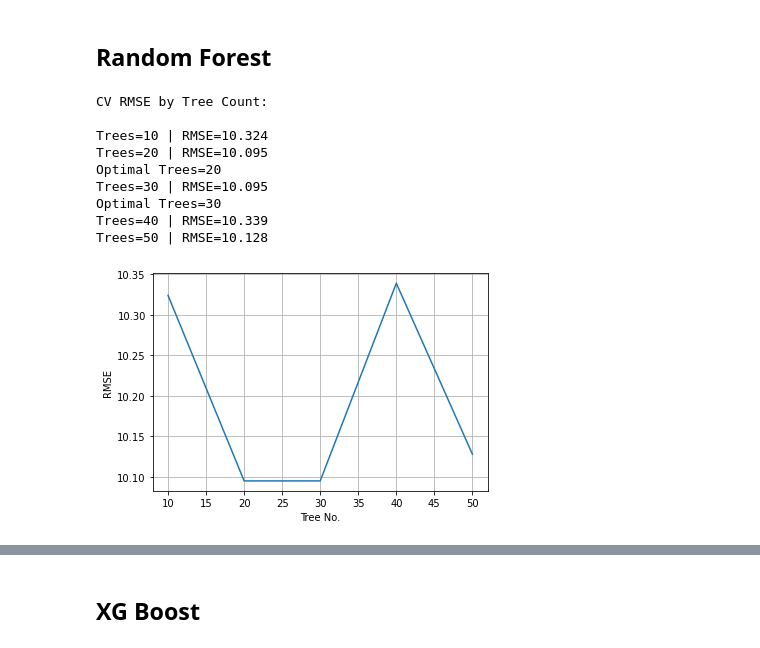
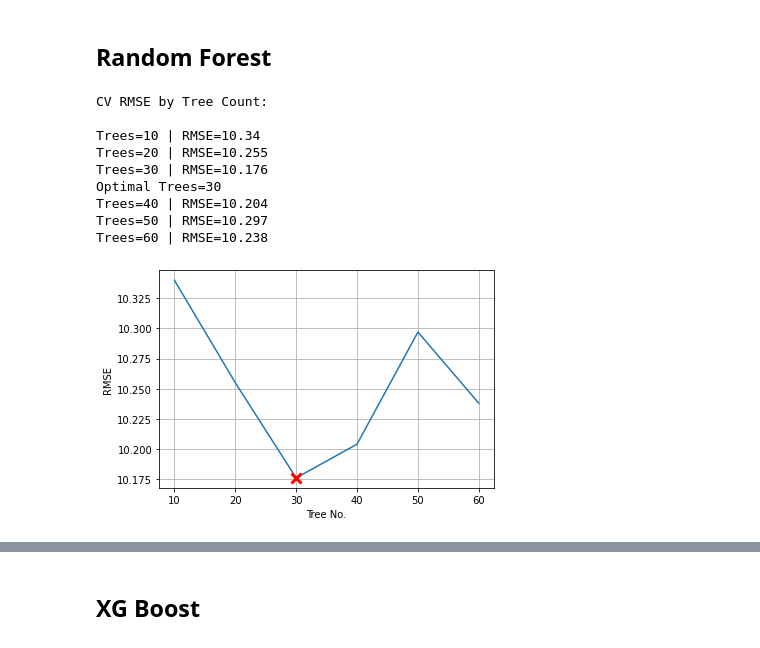
Before and after one commit to cfcastillo/DS-6-Notebooks, a Jupyter notebook: Project_3_Notebook_cfc.ipynb, the cells around one changed output, grey strips where cells are left out. Drawn from its saved outputs; the diff is of its cells as text; code cells hidden in the pictures.

```diff
--- a/Project_3_Notebook_cfc.ipynb
+++ b/Project_3_Notebook_cfc.ipynb
@@ -413,8 +548,15 @@ Name: acappella, Length: 1534, dtype: float64>
 # %%
+# Create new dataset that contains the columns we want to keep for our analysis.
+# data_final = data_clean_enc[cols_to_keep].copy()
+data_final = data_clean_enc[non_genre_cols].copy()
+
 # Break up data into training and testing sets
-X = data_clean_enc.drop(['Popularity'], axis = 1).copy()
-y = data_clean_enc['Popularity']
+X = data_final.drop(['Popularity'], axis = 1).copy()
+y = data_final['Popularity']
 
 # Get target and feature names for visualizations
 target_name = 'Popularity'
 feature_names = X.columns.to_list()
+
+# List parameters to be used in all models
+test_size = 0.2
@@ -436,17 +563,13 @@ Length: 350, dtype: int64
 # %% [markdown]
 ## Decision Tree
 # %%
-# TODO change to higher value
 # Number of iterations for cross validation
 # Loop of 10 produces inconsistent results.
 # Anything over 50 produces optimal max depth between 5 and 7 - numbers are very close for all three.
-num_loops = 100
+num_loops = 200
 
 # Try different max depth for each CV test.
-# max_depth = [1, 2, 3, 4, 5, 6, 7, 8]
-
-# have determined best results always max_depth 5, 6, 7 so reduce options to these three so CV runs faster.
-max_depth = [5, 6, 7]
+max_depth = [1, 2, 3, 4, 5, 6, 7, 8]
 rms_depth = np.zeros(len(max_depth))
 
 for n, depth in enumerate(max_depth):
@@ -454,7 +577,7 @@ for n, depth in enumerate(max_depth):
   rmse_results = np.zeros(num_loops)
   for idx in range(0,num_loops):
     # Create train and test data sets.
-    X_train, X_test, y_train, y_test = train_test_split(X,y,test_size=0.2)
+    X_train, X_test, y_train, y_test = train_test_split(X,y,test_size=test_size)
     # Configure model
     model_dt = DecisionTreeRegressor(max_depth=depth, random_state=0)
     model_dt.fit(X_train,y_train)
@@ -470,6 +593,7 @@ for n, depth in enumerate(max_depth):
   print(f'Depth={max_depth[n]} | RMSE={rms_depth[n]}')
   if rms_depth[n] == rms_depth.min():
     optimal_depth = max_depth[n]
+    optimal_rmse = rms_depth[n]
     print(f'Optimal Depth={optimal_depth}')
 # %% [output]
 CV RMSE by Depth:
@@ -491,6 +620,6 @@ plt.grid()
 # %%
 # Train model with optimal max depth
-X_train, X_test, y_train, y_test = train_test_split(X,y,test_size=0.2)
+X_train, X_test, y_train, y_test = train_test_split(X,y,test_size=test_size)
 model_dt = DecisionTreeRegressor(max_depth=optimal_depth, random_state=0)
 model_dt.fit(X_train,y_train)
 y_pred_dt = model_dt.predict(X_test)
@@ -520,15 +640,14 @@ display(graphviz.Source(tree.export_graphviz(model_dt, feature_names=feature_nam
 # %% [markdown]
 ## Random Forest
 # %%
-# TODO change to higher value
 # Number of iterations for cross validation
 # Loop of 10 produces inconsistent results.
 # Anything over 50 produces optimal max depth between 5 and 7 - numbers are very close for all three.
-num_loops = 50
+num_loops = 200
 
 # Try different number of trees - go from min to max in steps
 # num_trees = range(min, max, steps)
-num_trees = range(10, 60, 10)
+num_trees = range(10, 70, 10)
 rms_trees = np.zeros(len(num_trees))
 
 for n, trees in enumerate(num_trees):
@@ -536,7 +655,7 @@ for n, trees in enumerate(num_trees):
   rmse_results = np.zeros(num_loops)
   for idx in range(0,num_loops):
     # Create train and test data sets.
-    X_train, X_test, y_train, y_test = train_test_split(X,y,test_size=0.2)
+    X_train, X_test, y_train, y_test = train_test_split(X,y,test_size=test_size)
     # Configure model. Use optimal depth gained in Decision Tree above.
     model_rf = RandomForestRegressor(n_estimators=trees, max_depth=optimal_depth, random_state=0)
     model_rf.fit(X_train, y_train)
@@ -552,25 +671,27 @@ for n, trees in enumerate(num_trees):
   print(f'Trees={num_trees[n]} | RMSE={rms_trees[n]}')
   if rms_trees[n] == rms_trees.min():
     optimal_trees = num_trees[n]
+    optimal_rmse = rms_trees[n]
     print(f'Optimal Trees={optimal_trees}')
 # %% [output]
 CV RMSE by Tree Count:
 
-Trees=10 | RMSE=10.324
-Trees=20 | RMSE=10.095
-Optimal Trees=20
-Trees=30 | RMSE=10.095
+Trees=10 | RMSE=10.34
+Trees=20 | RMSE=10.255
+Trees=30 | RMSE=10.176
 Optimal Trees=30
-Trees=40 | RMSE=10.339
-Trees=50 | RMSE=10.128
+Trees=40 | RMSE=10.204
+Trees=50 | RMSE=10.297
+Trees=60 | RMSE=10.238
 # %%
 # Visualize result of optimal number of trees.
 plt.plot(num_trees, rms_trees)
+plt.plot(optimal_trees,optimal_rmse,'rx', markersize=10, markeredgewidth=3)
 plt.xlabel('Tree No.')
 plt.ylabel('RMSE')
 plt.grid()
 # %% [output]
-[figure, old version]
+[figure, new version]
 # %%
 # Display one tree from the random forest
 display(graphviz.Source(tree.export_graphviz(model_rf.estimators_[0], feature_names=feature_names)))
```
Also changed, not shown: parts of 51 cells of this notebook.
